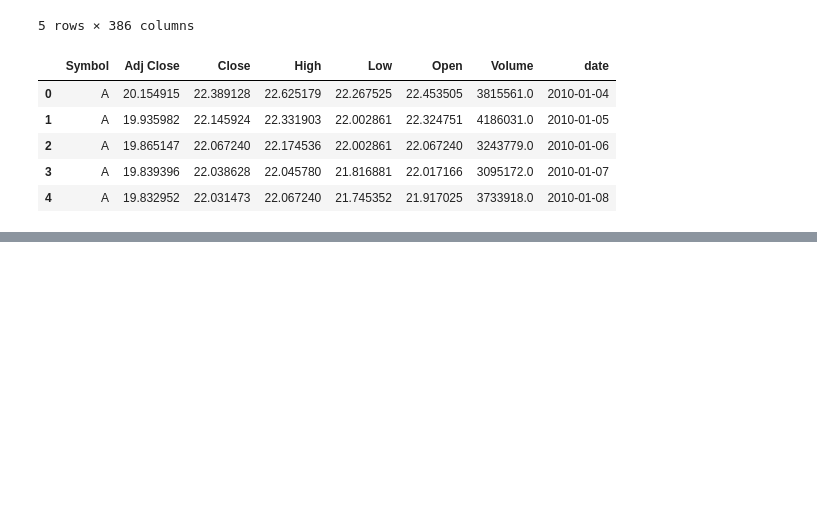
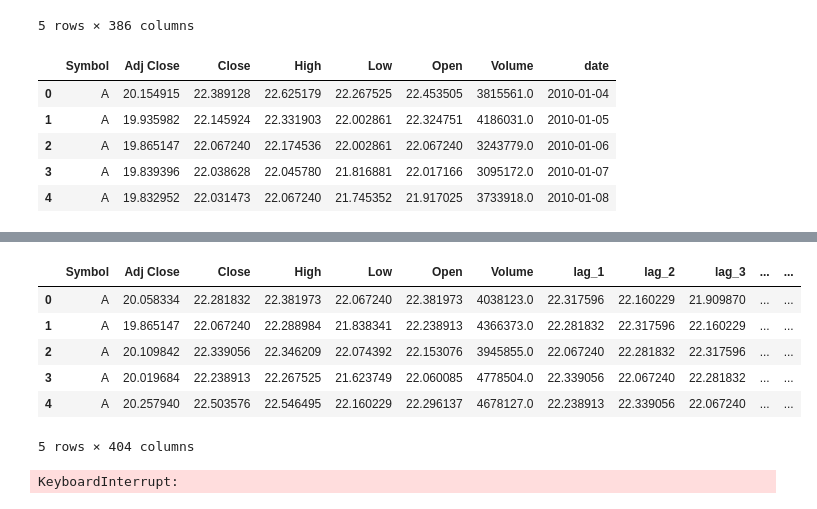
Before and after one commit to E03S/Portfolio_Optimisation, a Jupyter notebook: portfolio_optimisation/notebooks/dl.ipynb, the cells around one changed output, grey strips where cells are left out. Cells and saved outputs as stored; diff of their text form; code cells hidden in the pictures; blank space fills up the shorter version.

Commit message:
Add new merged dataset

```diff
--- a/portfolio_optimisation/notebooks/dl.ipynb
+++ b/portfolio_optimisation/notebooks/dl.ipynb
@@ -444,3 +444,0 @@ DataFrameGroupBy.apply operated on the grouping columns. This behavior is deprec
-# %%
-title_emb_columns = [f'title_embedding_{i}' for i in range(384)]
-title_embeddings_df['title_embedding'] = title_embeddings_df.apply(lambda x: x[title_emb_columns].values, axis=1)
@@ -495,0 +510,12 @@ class StockDataset(Dataset):
+# %%
+df_merged = pd.merge(df_stocks, max_df, left_on=['date', 'Symbol'], right_on=['date', 'stocks'], how='left')
+df_merged.drop(['stocks', 'date'], inplace=True, axis=1)
+df_merged.head()
+# %% [output]
+|  | Symbol | Adj Close | Close | High | Low | Open | Volume | lag_1 | lag_2 | lag_3 | ... | ... |
+| 0 | A | 20.058334 | 22.281832 | 22.381973 | 22.067240 | 22.381973 | 4038123.0 | 22.317596 | 22.160229 | 21.909870 | ... | ... |
+| 1 | A | 19.865147 | 22.067240 | 22.288984 | 21.838341 | 22.238913 | 4366373.0 | 22.281832 | 22.317596 | 22.160229 | ... | ... |
+| 2 | A | 20.109842 | 22.339056 | 22.346209 | 22.074392 | 22.153076 | 3945855.0 | 22.067240 | 22.281832 | 22.317596 | ... | ... |
+| 3 | A | 20.019684 | 22.238913 | 22.267525 | 21.623749 | 22.060085 | 4778504.0 | 22.339056 | 22.067240 | 22.281832 | ... | ... |
+| 4 | A | 20.257940 | 22.503576 | 22.546495 | 22.160229 | 22.296137 | 4678127.0 | 22.238913 | 22.339056 | 22.067240 | ... | ... |
+5 rows × 404 columns
@@ -495,0 +538,8 @@ class StockDataset(Dataset):
+# %%
+train_features, val_features, train_targets, val_targets = train_test_split(features_normalized, targets_normalized, test_size=0.2, random_state=42)
+train_dataset = StockDataset(train_features, train_targets)
+val_dataset = StockDataset(val_features, val_targets)
+train_loader = DataLoader(train_dataset, batch_size=64, shuffle=True)
+val_loader = DataLoader(val_dataset, batch_size=64, shuffle=False)
+# %% [output]
+KeyboardInterrupt:
```
Also changed, not shown: parts of 16 cells of this notebook.
